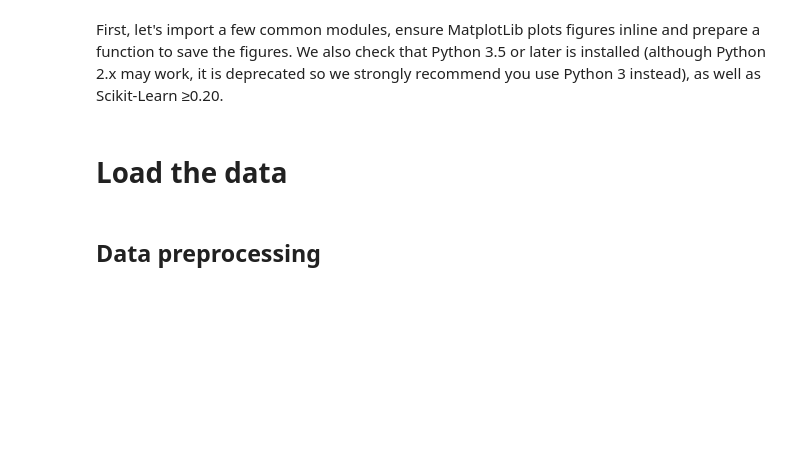
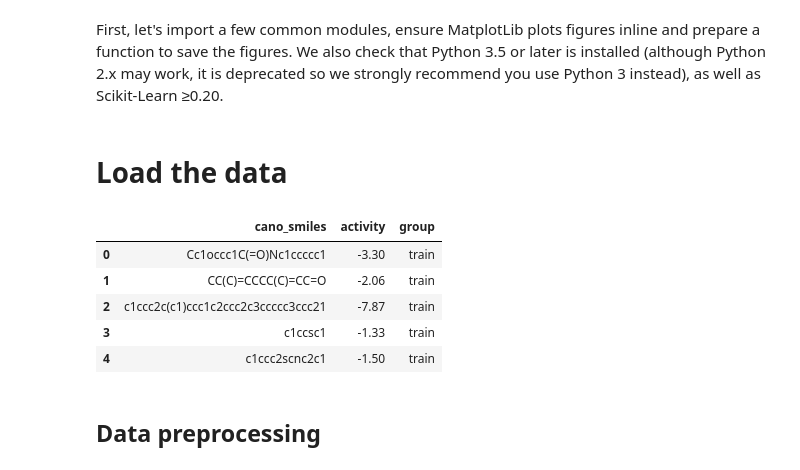
Before and after one commit to SongXia-NYU/MachineLearningProject2021, a Jupyter notebook: HW9a_MFP_XGBoost-HW9 (run).ipynb, the cells around one changed output. Saved outputs shown, nothing was run; the diff lists cells and outputs as text; code cells hidden in the pictures; blank space fills up the shorter version.

```diff
--- a/HW9a_MFP_XGBoost-HW9 (run).ipynb
+++ b/HW9a_MFP_XGBoost-HW9 (run).ipynb
@@ -56,9 +56,16 @@ from rdkit.Chem import PandasTools
 # Load the data
 # %%
 #
-datapath = os.path.join(".", "esol.csv")
+datapath = os.path.join("data/raw", "esol.csv")
 esol_data = pd.read_csv(datapath)
 esol_data.head()
+# %% [output]
+|  | cano_smiles | activity | group |
+| 0 | Cc1occc1C(=O)Nc1ccccc1 | -3.30 | train |
+| 1 | CC(C)=CCCC(C)=CC=O | -2.06 | train |
+| 2 | c1ccc2c(c1)ccc1c2ccc2c3ccccc3ccc21 | -7.87 | train |
+| 3 | c1ccsc1 | -1.33 | train |
+| 4 | c1ccc2scnc2c1 | -1.50 | train |
 # %% [markdown]
 ## Data preprocessing
 # %%
```
Also changed, not shown: parts of 32 cells of this notebook, 5 other files.
